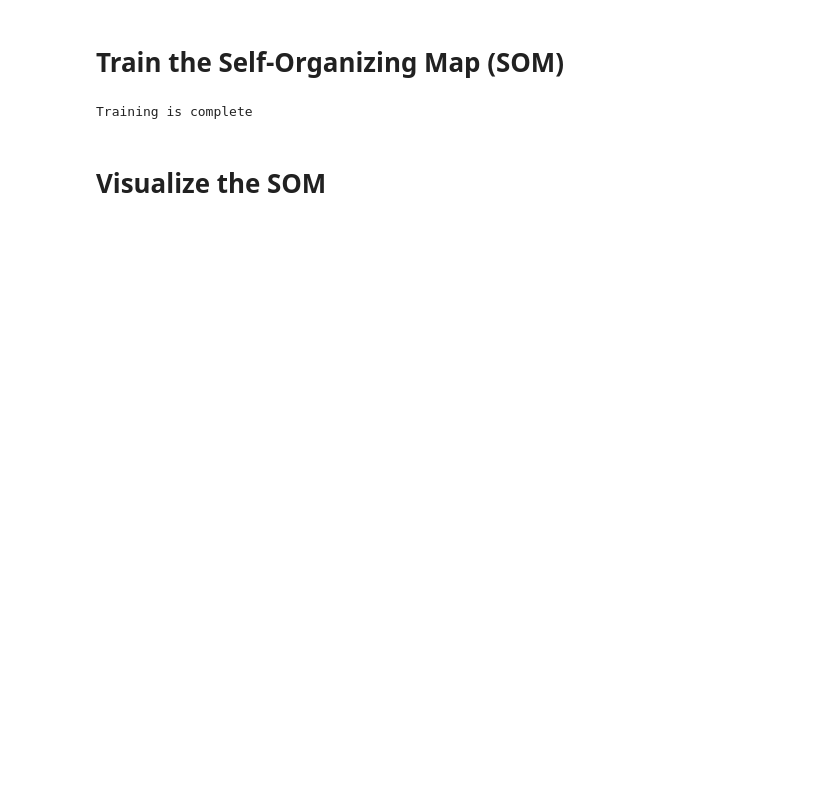
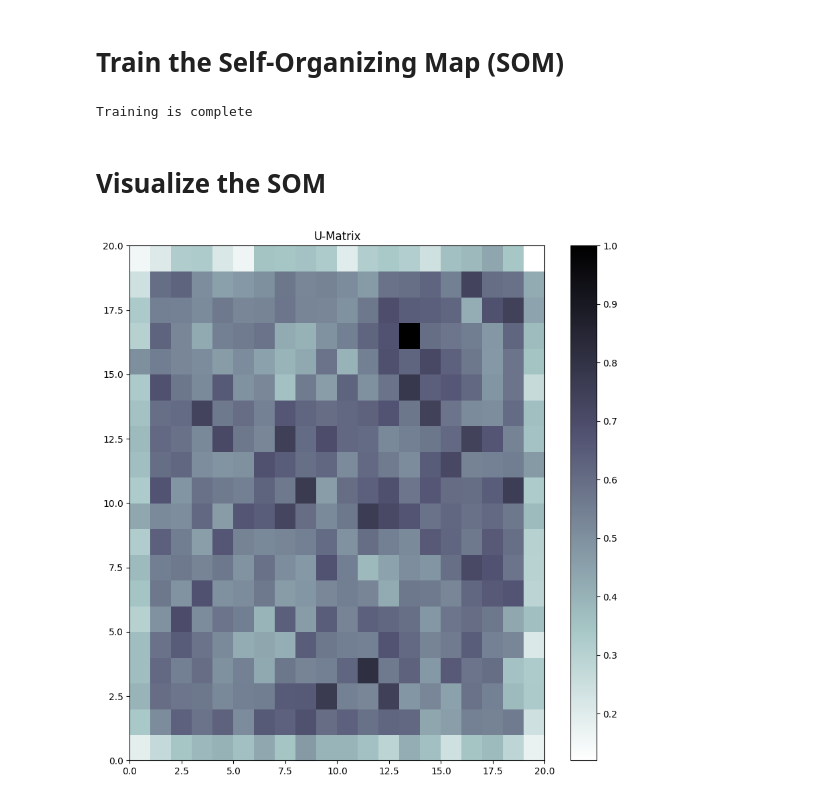
Before and after one commit to tnaccarato/Vis-PheWAS, a Jupyter notebook: SOM.ipynb, the cells around one changed output. Saved outputs shown, nothing was run; the diff lists cells and outputs as text; code cells hidden in the pictures; blank space fills up the shorter version.

Commit message:
Add UM and Frequency visualisations

```diff
--- a/SOM.ipynb
+++ b/SOM.ipynb
@@ -327,12 +327,13 @@ cleaned_data.head()
 # Preserve the phewas_code column for binary encoding
 cleaned_data['phewas_code'] = cleaned_data['phewas_code'].astype(str)
 phewas_codes = cleaned_data['phewas_code']
+cleaned_data = cleaned_data.drop('phewas_code', axis=1)
 
-# Binary encode the phewas_code column
-encoder = ce.BinaryEncoder(cols=['phewas_code'])
-
-# Fit and transform the data
-cleaned_data = encoder.fit_transform(cleaned_data)
-
-# Display the first few rows of the cleaned data
-cleaned_data.head()
+# # Binary encode the phewas_code column
+# encoder = ce.BinaryEncoder(cols=['phewas_code'])
+#
+# # Fit and transform the data
+# cleaned_data = encoder.fit_transform(cleaned_data)
+#
+# # Display the first few rows of the cleaned data
+# cleaned_data.head()
@@ -383,3 +376,15 @@ print('Training is complete')
 Training is complete
 # %% [markdown]
 # Visualize the SOM
+# %%
+# Plotting the U-matrix
+plt.figure(figsize=(10, 10))
+plt.pcolor(som.distance_map().T, cmap='bone_r')  # Reversing the colormap with '_r'
+plt.colorbar()
+plt.title("U-Matrix")
+plt.show()
+
+# Assign each data point to its closest neuron
+win_map = som.win_map(X)
+# %% [output]
+[figure, added]
```
Also changed, not shown: parts of 5 cells of this notebook.
